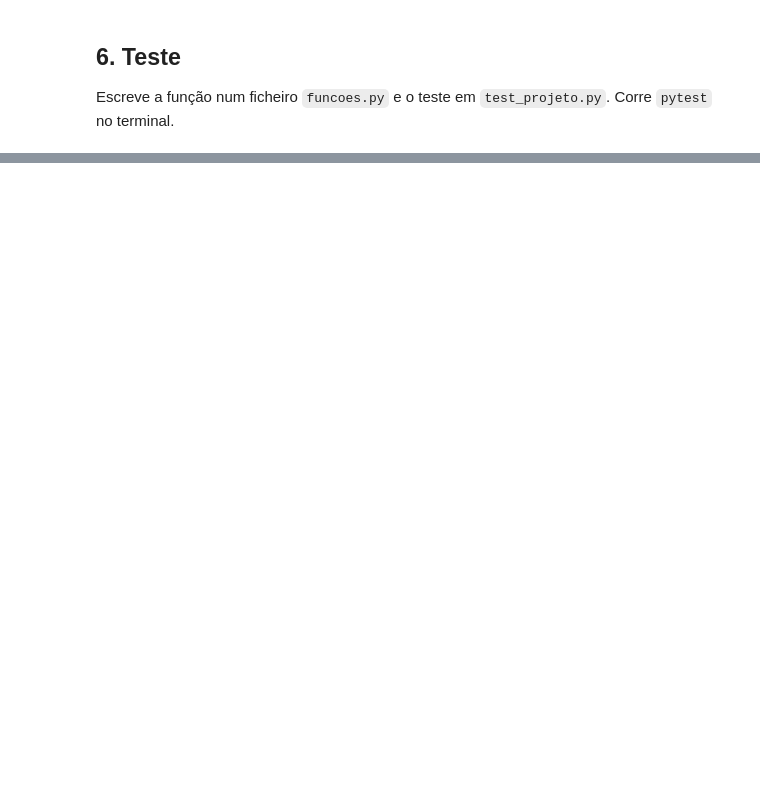
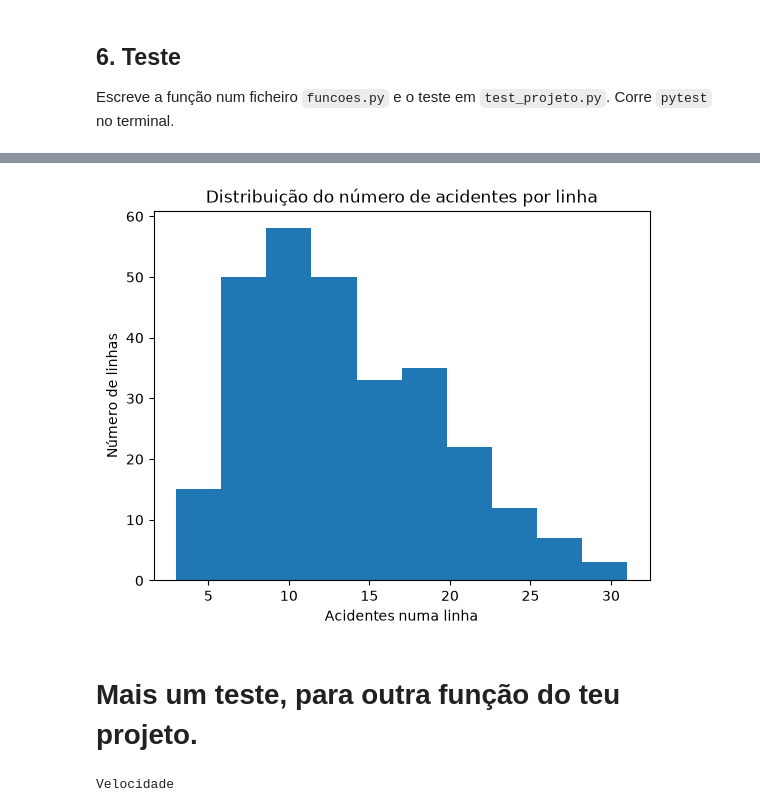
Before and after one commit to Tomasmmiguel/lp-10793, a Jupyter notebook: projeto/projeto-partida.ipynb, the cells around one changed output, grey strips where cells are left out. Cells and saved outputs as stored; diff of their text form; code cells hidden in the pictures; blank space fills up the shorter version.

Commit message:
Planeamento do projeto

```diff
--- a/projeto/projeto-partida.ipynb
+++ b/projeto/projeto-partida.ipynb
@@ -57,0 +149,17 @@ Três frases, com números dos teus resultados.
+# %%
+# Histograma: como se distribuem os acidentes por linha
+df["acidentes"].plot(kind="hist", bins=10)
+plt.title("Distribuição do número de acidentes por linha")
+plt.xlabel("Acidentes numa linha")
+plt.ylabel("Número de linhas")
+plt.show()
+# %% [output]
+[figure, added]
+# %% [markdown]
+# Mais um teste, para outra função do teu projeto.
+# %%
+from funcoes import percentagem, mais_frequente
+
+print(mais_frequente(mortos_por_causa.to_dict()))
+# %% [output]
+Velocidade
```
Also changed, not shown: parts of 19 cells of this notebook, 4 other files.
